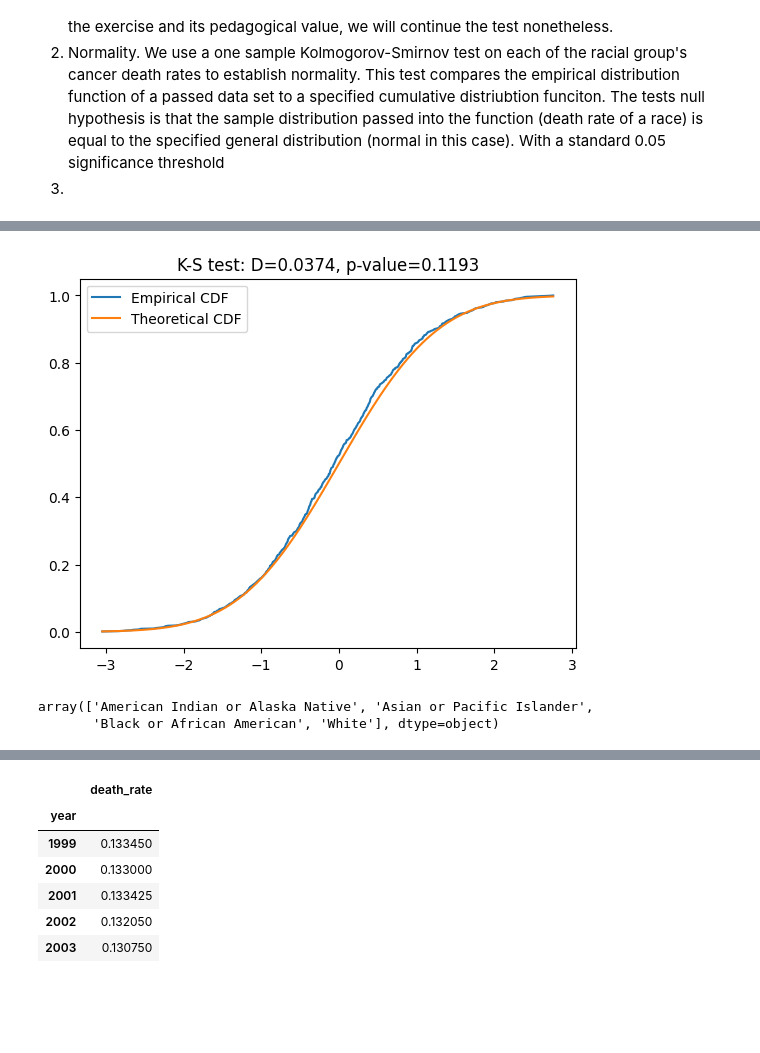
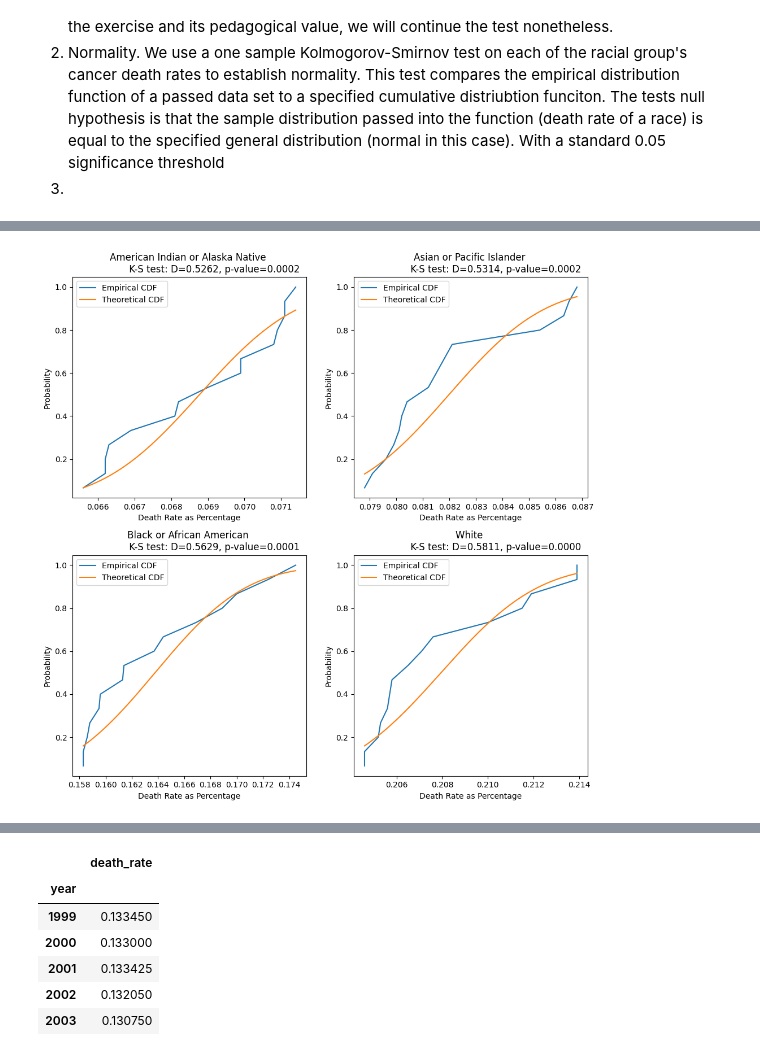
Before and after one commit to Caveexplorer/cdc_api_project, a Jupyter notebook: cdc_eda.ipynb, the cells around one changed output, grey strips where cells are left out. Saved outputs shown, nothing was run; the diff lists cells and outputs as text; code cells hidden in the pictures; blank space fills up the shorter version.

Commit message:
completed KS test

```diff
--- a/cdc_eda.ipynb
+++ b/cdc_eda.ipynb
@@ -155,28 +133,47 @@ plt.scatter(y = thing, x = range(len(thing)))
 # %%
-# Generate a sample data from a normal distribution
-np.random.seed(0)
-sample = np.random.normal(loc=0.0, scale=1.0, size=1000)
+import math
 
-# Perform the K-S test against a normal distribution
-d, p_value = kstest(sample, 'norm')
+races = df['race'].unique()
+n = len(races)
+cols = 2
+rows = math.ceil(n / cols)
 
-# Calculate the CDFs
-x = np.sort(sample)
-y = np.arange(1, len(sample)+1) / len(sample)  # Empirical CDF
+fig, axs = plt.subplots(rows, cols, figsize=(10, 10))
+for i, race in enumerate(races):
+    ax = axs[i // cols, i % cols]
 
-x_theoretical = np.linspace(min(x), max(x), 1000)
-cdf_theoretical = norm.cdf(x_theoretical)  # Theoretical CDF
+    sample = df[df['race'] == race]['death_rate']
+    mean = sample.mean()
+    std = sample.std()
 
-# Plot both CDFs for comparison
-plt.plot(x, y, label='Empirical CDF')
-plt.plot(x_theoretical, cdf_theoretical, label='Theoretical CDF')
-plt.title(f'K-S test: D={d:.4f}, p-value={p_value:.4f}')
-plt.legend()
+    # Perform the K-S test against a normal distribution
+    d, p_value = kstest(sample, 'norm')
+
+    # Calculate the CDFs
+    x = np.sort(sample)
+    y = np.arange(1, len(sample)+1) / len(sample)  # Scale y-axis to be between 0 and 1 to represent probability for empirical CDF
+
+    x_theoretical = np.linspace(min(x), max(x), 1000) # Simulate continuous distribution of sample data
+    cdf_theoretical = norm.cdf(x_theoretical, mean, std)  # Use norm.cdf function to generate theoretical CDF, centered on sample's statistics
+
+    # Plot both CDFs for comparison
+    ax.plot(x, y, label='Empirical CDF')
+    ax.plot(x_theoretical, cdf_theoretical, label='Theoretical CDF')
+    ax.set_title(f'''{race}
+                 K-S test: D={d:.4f}, p-value={p_value:.4f}''')
+    ax.legend()
+    # Set labels for x and y axes
+    ax.set_xlabel('Death Rate as Percentage')
+    ax.set_ylabel('Probability')
+
+# Remove empty subplots
+if n % cols != 0:
+    for j in range(i+1, rows*cols):
+        fig.delaxes(axs.flatten()[j])
+
+
+
+plt.tight_layout()
 plt.show()
 # %% [output]
-[figure, old version]
+[figure, new version]
-# %%
-df['race'].unique()
-# %% [output]
-array(['American Indian or Alaska Native', 'Asian or Pacific Islander',
-       'Black or African American', 'White'], dtype=object)
```
Also changed, not shown: parts of 8 cells of this notebook.
